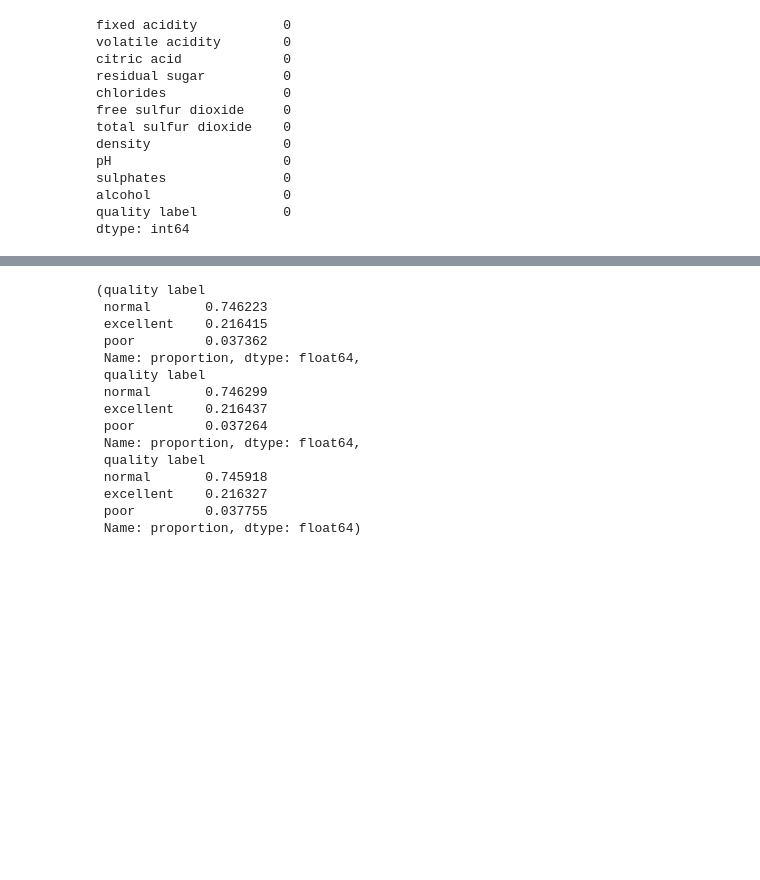
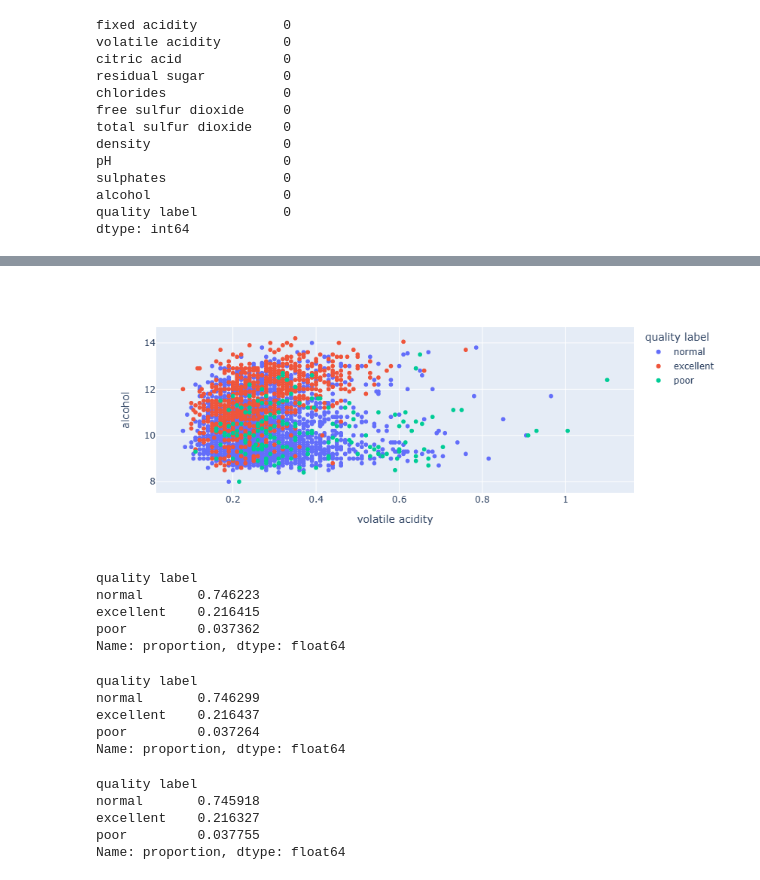
Before and after one commit to Tuxae/ateliers-data-2025-2026, a Jupyter notebook: atelier-0/notebook.ipynb, the cells around one changed output, grey strips where cells are left out. Cells and saved outputs as stored; diff of their text form; code cells hidden in the pictures; blank space fills up the shorter version.

```diff
--- a/atelier-0/notebook.ipynb
+++ b/atelier-0/notebook.ipynb
@@ -54,5 +73,7 @@ df.plot(kind='hist', x='citric acid', color='quality label', barmode='overlay',
 # %%
-df.plot(kind='scatter', x='volatile acidity', y='citric acid', color='quality label')
+df.plot(kind='scatter', x = 'volatile acidity', y = 'alcohol', color = 'quality label')
+# %% [output]
+[figure, added]
 # %%
 X = df.drop(columns=['quality label'])
 y = df['quality label']
@@ -63,18 +84,24 @@ X_train, X_test, y_train, y_test = train_test_split(X, y, test_size=0.2, random_
 # %%
-y.value_counts(normalize=True), y_train.value_counts(normalize=True), y_test.value_counts(normalize=True)
+y.value_counts(normalize=True)
 # %% [output]
-(quality label
- normal       0.746223
- excellent    0.216415
- poor         0.037362
- Name: proportion, dtype: float64,
- quality label
- normal       0.746299
- excellent    0.216437
- poor         0.037264
- Name: proportion, dtype: float64,
- quality label
- normal       0.745918
- excellent    0.216327
- poor         0.037755
- Name: proportion, dtype: float64)
+quality label
+normal       0.746223
+excellent    0.216415
+poor         0.037362
+Name: proportion, dtype: float64
+# %%
+y_train.value_counts(normalize=True)
+# %% [output]
+quality label
+normal       0.746299
+excellent    0.216437
+poor         0.037264
+Name: proportion, dtype: float64
+# %%
+y_test.value_counts(normalize=True)
+# %% [output]
+quality label
+normal       0.745918
+excellent    0.216327
+poor         0.037755
+Name: proportion, dtype: float64
```
Also changed, not shown: parts of 22 cells of this notebook.
